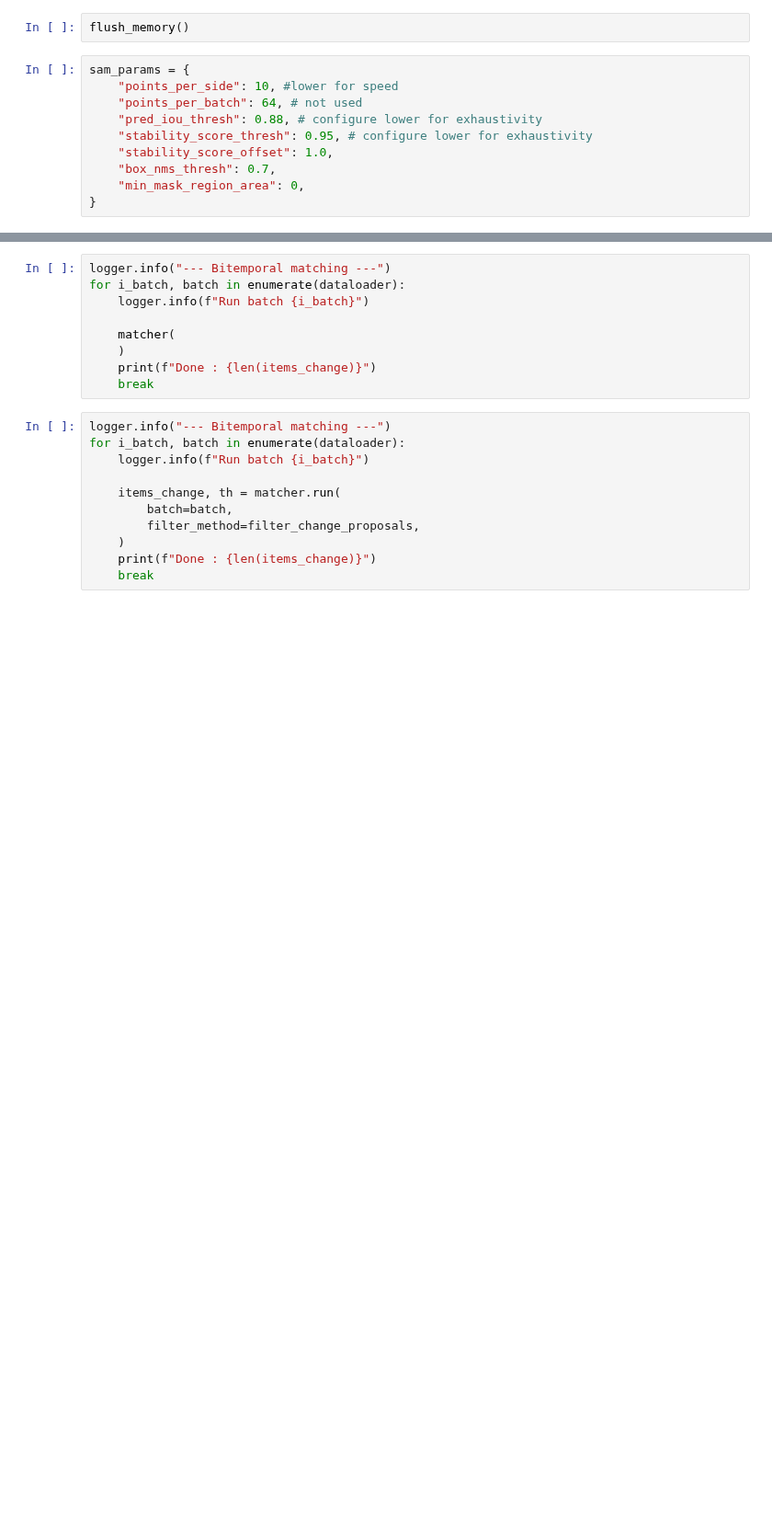
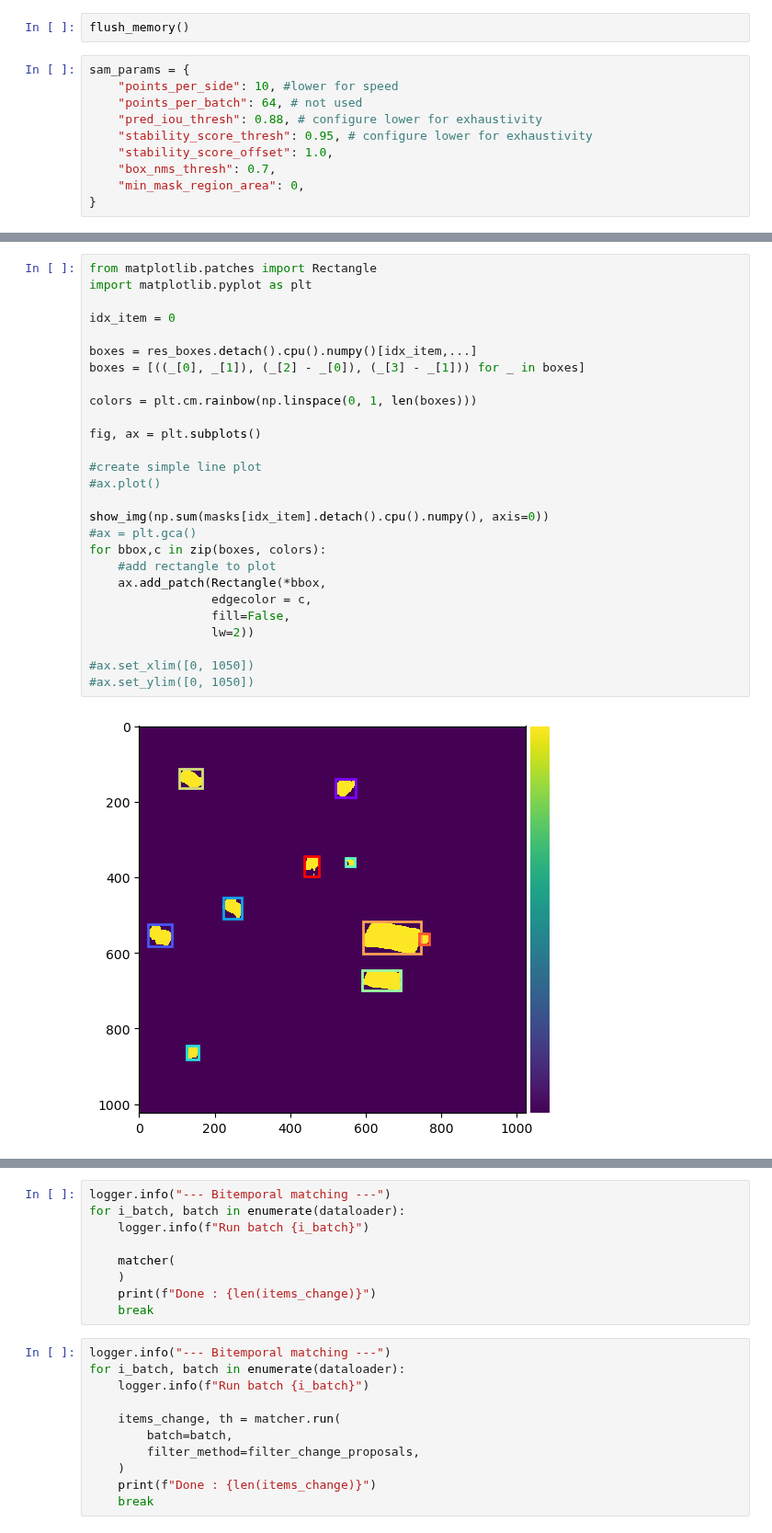
Before and after one commit to brustt/stylo_magique_intership_ign, a Jupyter notebook: notebooks/segment_any_change/evaluation.ipynb, the cells around one changed output, grey strips where cells are left out. Shown at 92% size. Drawn from its saved outputs; the diff is of its cells as text; blank space fills up the shorter version.

```diff
--- a/notebooks/segment_any_change/evaluation.ipynb
+++ b/notebooks/segment_any_change/evaluation.ipynb
@@ -73,0 +286,29 @@ torch.Size([2, 1024, 1024])
+# %%
+from matplotlib.patches import Rectangle
+import matplotlib.pyplot as plt
+
+idx_item = 0
+
+boxes = res_boxes.detach().cpu().numpy()[idx_item,...]
+boxes = [((_[0], _[1]), (_[2] - _[0]), (_[3] - _[1])) for _ in boxes]
+
+colors = plt.cm.rainbow(np.linspace(0, 1, len(boxes)))
+
+fig, ax = plt.subplots()
+
+#create simple line plot
+#ax.plot()
+
+show_img(np.sum(masks[idx_item].detach().cpu().numpy(), axis=0))
+#ax = plt.gca()
+for bbox,c in zip(boxes, colors):
+    #add rectangle to plot
+    ax.add_patch(Rectangle(*bbox,
+                 edgecolor = c,
+                 fill=False,
+                 lw=2))
+
+#ax.set_xlim([0, 1050])
+#ax.set_ylim([0, 1050])
+# %% [output]
+[figure, added]
```
Also changed, not shown: parts of 104 cells of this notebook, 14 other files.
